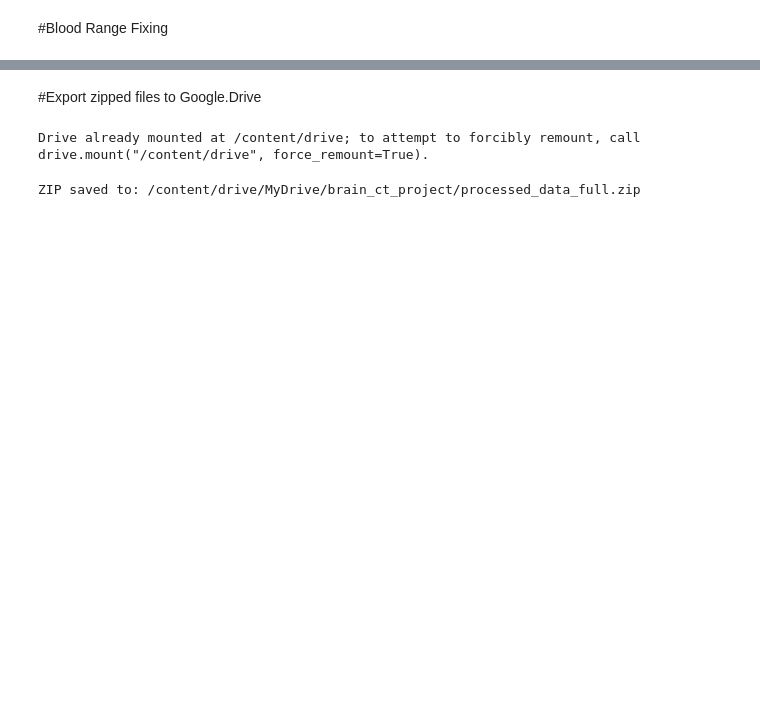
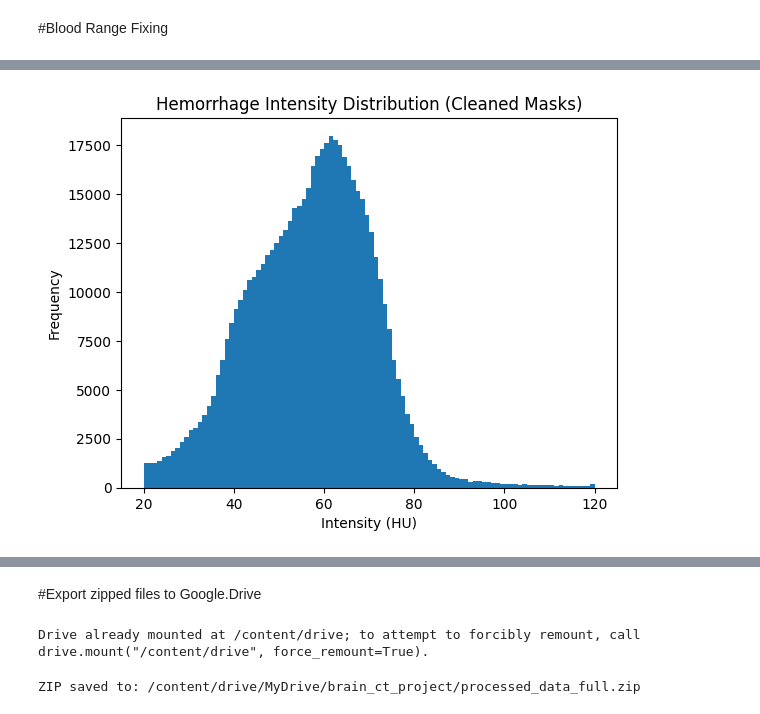
Before and after one commit to FaridRash/brain-ct-hemorrhage-segmentation, a Jupyter notebook: Notebooks/Segmentation/02_conversion_02.ipynb, the cells around one changed output, grey strips where cells are left out. Cells and saved outputs as stored; diff of their text form; code cells hidden in the pictures; blank space fills up the shorter version.

```diff
--- a/Notebooks/Segmentation/02_conversion_02.ipynb
+++ b/Notebooks/Segmentation/02_conversion_02.ipynb
@@ -583,7 +692,7 @@ gc.collect()
 # %%
 import pandas as pd
 
-test_split_path = "/content/drive/MyDrive/brain_ct_project/splits/test_scans.csv"
+test_split_path = "G:\\My Drive\\brain_ct_project\\splits\\test_scans.csv"
 
 df_test = pd.read_csv(test_split_path)
 test_scan_list = df_test["scan_id"].astype(str).values
@@ -632,5 +748,5 @@ shutil.rmtree("/content/processed_data/test", ignore_errors=True)
 # %%
-base_dir = "/content/processed_data"
+base_dir = "D:\\My Projects\\Temp\\brain_ct_segmentation_data"
 
 test_img_npy_dir = os.path.join(base_dir, "test", "images")
 test_mask_npy_dir = os.path.join(base_dir, "test", "masks")
@@ -669,7 +795,7 @@ gc.collect()
 import os
 
 for split in ["train", "val", "test"]:
-    path = f"/content/processed_data/{split}/images"
+    path = f"D:\\My Projects\\Temp\\brain_ct_segmentation_data\\{split}\\images"
     if os.path.exists(path):
         print(split, len(os.listdir(path)))
     else:
@@ -681,7 +811,7 @@ import os
 import numpy as np
 from tqdm import tqdm
 
-base_dir = "/content/drive/MyDrive/brain_ct_project/processed_data"
+base_dir = "D:\\My Projects\\Temp\\brain_ct_segmentation_data"
 
 splits = ["train", "val", "test"]
 
@@ -715,0 +917,13 @@ for split in splits:
+# %%
+import matplotlib.pyplot as plt
+
+plt.figure()
+plt.hist(all_pixels, bins=100, range=(20, 120))
+
+plt.xlabel("Intensity (HU)")
+plt.ylabel("Frequency")
+plt.title("Hemorrhage Intensity Distribution (Cleaned Masks)")
+
+plt.show()
+# %% [output]
+[figure, added]
```
Also changed, not shown: parts of 58 cells of this notebook.
